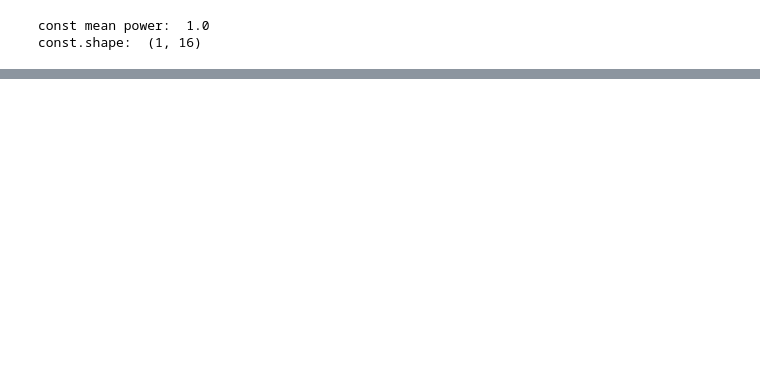
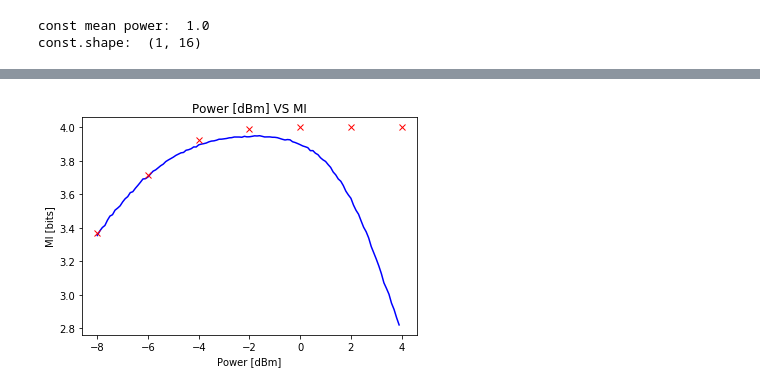
Before and after one commit to Rassibassi/claude, a Jupyter notebook: examples/tf_wdmSystem.ipynb, the cells around one changed output, grey strips where cells are left out. Cells and saved outputs as stored; diff of their text form; code cells hidden in the pictures; blank space fills up the shorter version.

```diff
--- a/examples/tf_wdmSystem.ipynb
+++ b/examples/tf_wdmSystem.ipynb
@@ -236,0 +293,15 @@ plt.show()
+# %%
+qamMI = np.zeros(np.shape(qamEffSNR))
+N = 5e4
+
+for ii,p in enumerate(nlinPowerSweep):
+    qamMI[ii] = cu.SNRtoMI(N, qamEffSNR[ii], np.expand_dims(qam_constellation, 0))
+# %%
+plt.plot(nlinPowerSweep, qamMI, 'b')
+plt.plot(powerSweep, SSFMI, 'xr')
+plt.title('Power [dBm] VS MI')
+plt.xlabel('Power [dBm]')
+plt.ylabel('MI [bits]')
+plt.show()
+# %% [output]
+[figure, added]
```
Also changed, not shown: parts of 9 cells of this notebook, 7 other files.
